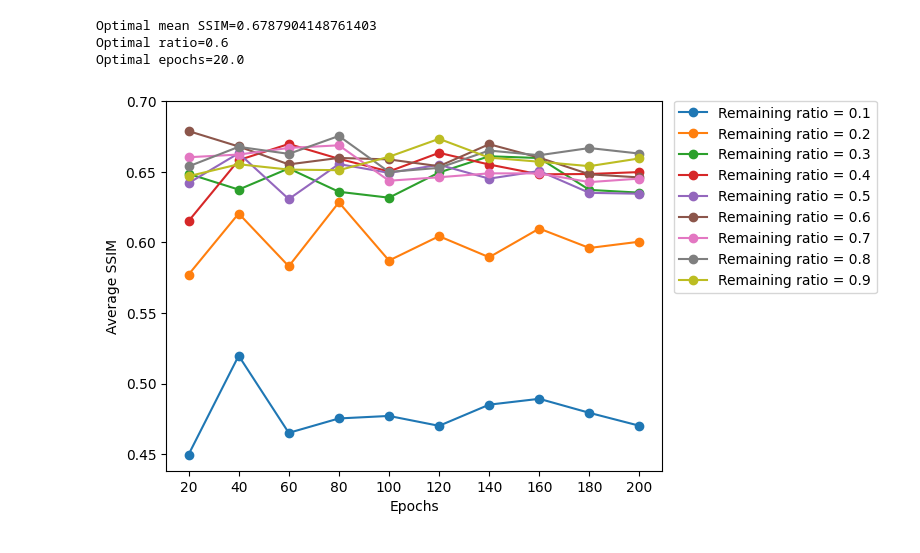
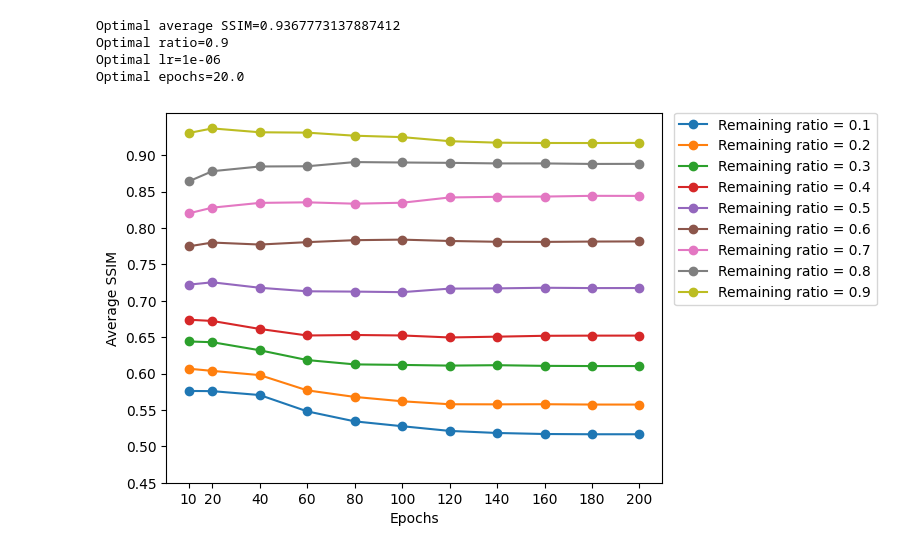
Before and after one commit to q8888620002/Group-Attribution-for-Diffusion-Models, a Jupyter notebook: text_to_image/artbench/pruning.ipynb, the cells around one changed output. Saved outputs shown, nothing was run; the diff lists cells and outputs as text; code cells hidden in the pictures.

```diff
--- a/text_to_image/artbench/pruning.ipynb
+++ b/text_to_image/artbench/pruning.ipynb
@@ -5,7 +5,7 @@ import pandas as pd
 import matplotlib.pyplot as plt
 # %%
 pruned_ft_df = pd.read_json(
-    "/gscratch/cse/clin25/diffusion-attr/seed42/artbench_post_impressionism/pruned_ft.jsonl",
+    "/gscratch/scrubbed/clin25/diffusion-attr/seed42/artbench_post_impressionism/pruned_ft_ratio_lr_lora_steps.jsonl",
     lines=True,
 )
 num_steps_per_epoch = 79
@@ -34,38 +43,46 @@ ssim_cols = [f"generated_image_{i}_ssim" for i in range(n_samples)]
+# %%
+optimal_ratio, optimal_lr, optimal_epochs = None, None, None
+optimal_ssim = 0
+for ratio in ratio_list:
+    for lr in lr_list:
+        for epochs in epochs_list:
+            df = pruned_ft_df[pruned_ft_df["ratio"] == ratio]
+            df = df[df["lr"] == lr]
+            df = df[df["epochs"] == epochs]
+            ssim = df[ssim_cols].mean(axis=1).item()
+            if ssim > optimal_ssim:
+                optimal_ratio = ratio
+                optimal_lr = lr
+                optimal_epochs = epochs
+                optimal_ssim = ssim
+
+print(f"Optimal average SSIM={optimal_ssim}")
+print(f"Optimal ratio={optimal_ratio}")
+print(f"Optimal lr={optimal_lr}")
+print(f"Optimal epochs={optimal_epochs}")
+# %% [output]
+Optimal average SSIM=0.9367773137887412
+Optimal ratio=0.9
+Optimal lr=1e-06
+Optimal epochs=20.0
 # %%
 ratio_ssim_dict = {}
 for ratio in ratio_list:
-    df = pruned_ft_df[pruned_ft_df["ratio"] == ratio]
+    df = pruned_ft_df[(pruned_ft_df["ratio"] == ratio) & (pruned_ft_df["lr"] == optimal_lr)]
     df = df.sort_values("epochs", ascending=True)
     ratio_ssim_dict[ratio] = {
         epochs: df[ssim_cols].mean(axis=1).to_list()[i]
         for i, epochs in enumerate(epochs_list)
     }
-# %%
-optimal_ratio, optimal_epochs = None, None
-optimal_ssim = 0
-for ratio in ratio_list:
-    for epochs in epochs_list:
-        ssim = ratio_ssim_dict[ratio][epochs]
-        if ssim > optimal_ssim:
-            optimal_ssim = ssim
-            optimal_ratio = ratio
-            optimal_epochs = epochs
-print(f"Optimal mean SSIM={optimal_ssim}")
-print(f"Optimal ratio={optimal_ratio}")
-print(f"Optimal epochs={optimal_epochs}")
-# %% [output]
-Optimal mean SSIM=0.6787904148761403
-Optimal ratio=0.6
-Optimal epochs=20.0
 # %%
 for ratio in ratio_list:
     ssim_list = [ratio_ssim_dict[ratio][epochs] for epochs in epochs_list]
     plt.plot(epochs_list, ssim_list, marker="o", label=f"Remaining ratio = {ratio}")
 plt.xticks(epochs_list)
-plt.yticks([0.45, 0.5, 0.55, 0.6, 0.65, 0.7])
+plt.yticks([0.45, 0.5, 0.55, 0.6, 0.65, 0.7, 0.75, 0.8, 0.85, 0.9])
 plt.xlabel("Epochs")
 plt.ylabel("Average SSIM")
 plt.legend(bbox_to_anchor=(1.01, 1.02))
 plt.show()
 # %% [output]
-[figure, old version]
+[figure, new version]
```
Also changed, not shown: parts of 5 cells of this notebook.
